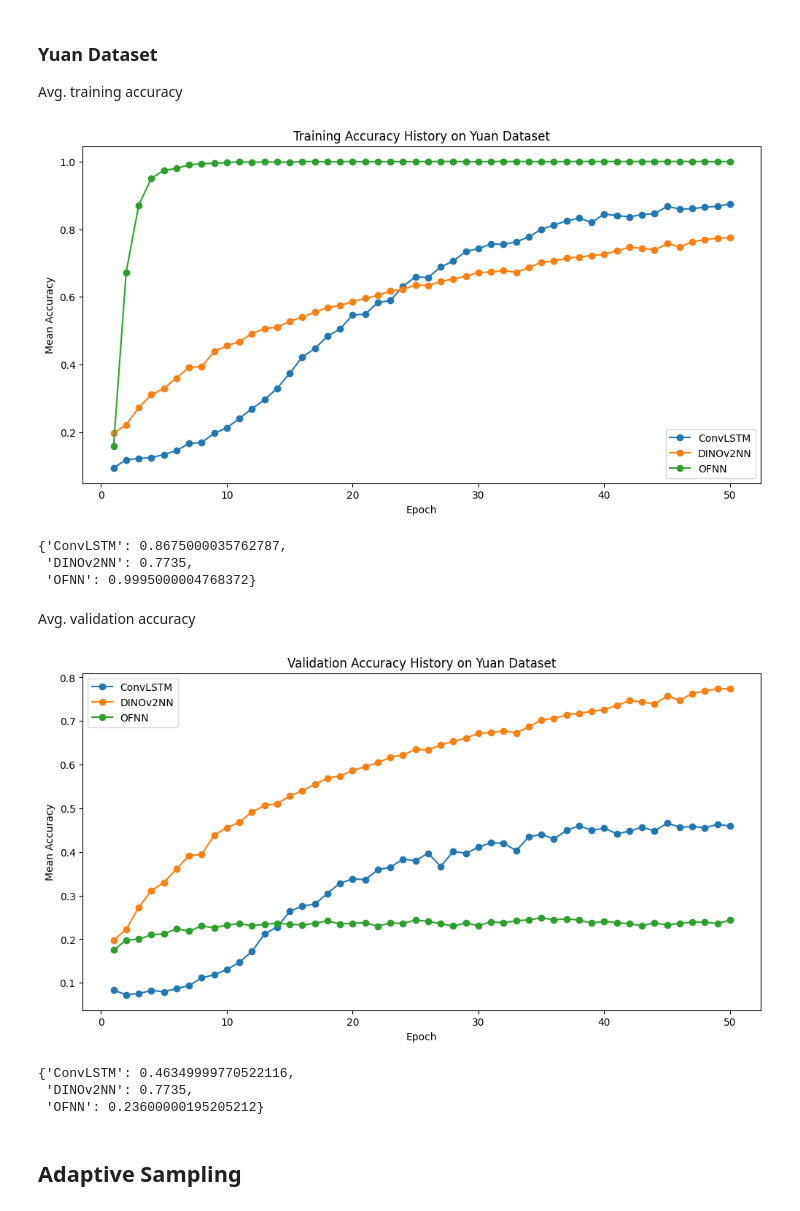
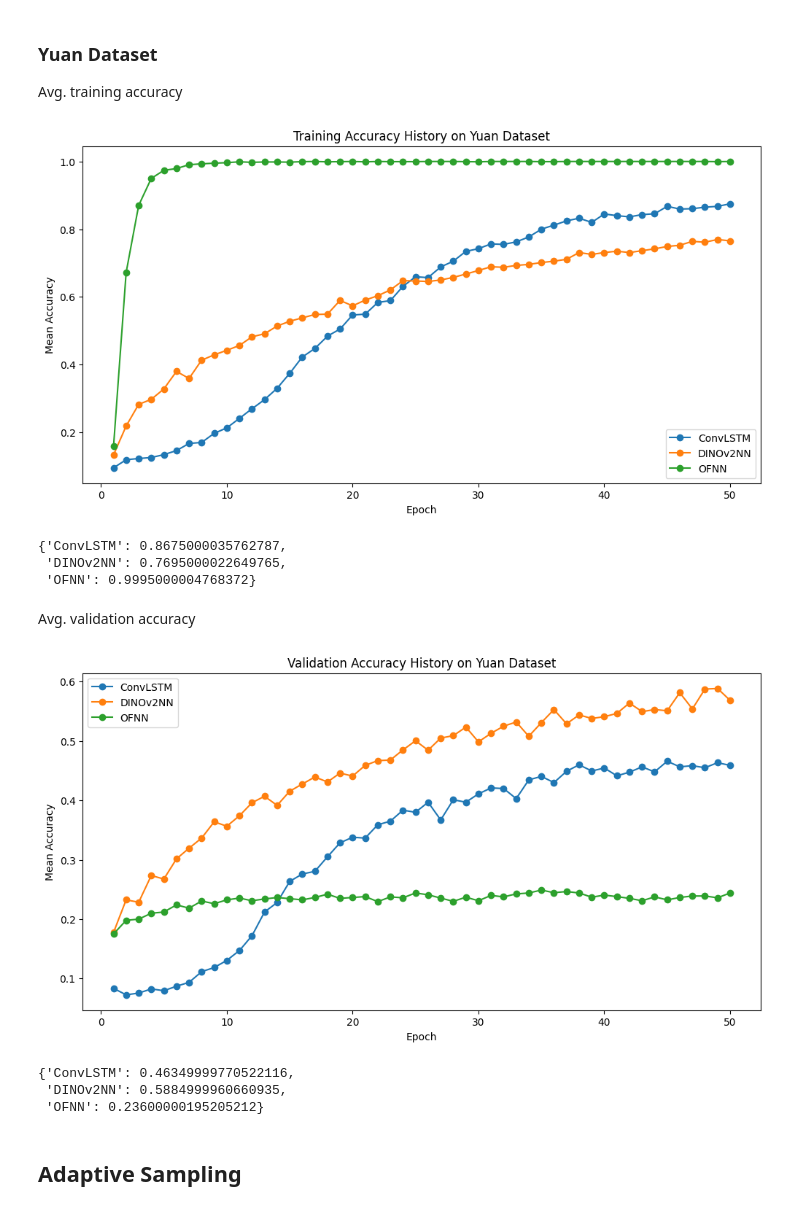
Before and after one commit to alapkshirsagar/active-tactile-hardness-classification, a Jupyter notebook: hardness_classification/visualize.ipynb, the cells around one changed output. Saved outputs shown, nothing was run; the diff lists cells and outputs as text; code cells hidden in the pictures.

```diff
--- a/hardness_classification/visualize.ipynb
+++ b/hardness_classification/visualize.ipynb
@@ -90,7 +90,7 @@ Avg. training accuracy
 # File paths and corresponding labels
 file_paths = [
     'metrics/Comp_Model_Aug_10_final_yuan_ConvLSTM_train_accuracy_history.csv',
-    'metrics/Comp_Model_Aug_10_final_yuan_DINOv2NN_train_accuracy_history.csv',
+    'metrics/Comp_Model_Aug_12_yuan_DINOKeras_train_accuracy_history.csv',
     'metrics/Comp_Model_Aug_10_final_yuan_OpticalFlowNN_train_accuracy_history.csv'
 ]
 
@@ -99,28 +99,28 @@ labels = ['ConvLSTM', 'DINOv2NN', 'OFNN']
 # Call the function with the file paths and labels
 read_and_plot(file_paths, labels, "Training Accuracy History on Yuan Dataset")
 # %% [output]
-[figure, old version]
+[figure, new version]
 {'ConvLSTM': 0.8675000035762787,
- 'DINOv2NN': 0.7735,
+ 'DINOv2NN': 0.7695000022649765,
  'OFNN': 0.9995000004768372}
 # %% [markdown]
 Avg. validation accuracy
 # %%
 # File paths and corresponding labels
 file_paths = [
     'metrics/Comp_Model_Aug_10_final_yuan_ConvLSTM_val_accuracy_history.csv',
-    'metrics/Comp_Model_Aug_10_final_yuan_DINOv2NN_val_accuracy_history.csv',
+    'metrics/Comp_Model_Aug_12_yuan_DINOKeras_val_accuracy_history.csv',
     'metrics/Comp_Model_Aug_10_final_yuan_OpticalFlowNN_val_accuracy_history.csv'
 ]
 
 labels = ['ConvLSTM', 'DINOv2NN', 'OFNN']
 
 # Call the function with the file paths and labels
 read_and_plot(file_paths, labels, "Validation Accuracy History on Yuan Dataset")
 # %% [output]
-[figure, old version]
+[figure, new version]
 {'ConvLSTM': 0.46349999770522116,
- 'DINOv2NN': 0.7735,
+ 'DINOv2NN': 0.5884999960660935,
  'OFNN': 0.23600000195205212}
 # %% [markdown]
 ## Adaptive Sampling
```
Also changed, not shown: parts of 2 cells of this notebook, 6 other files.
